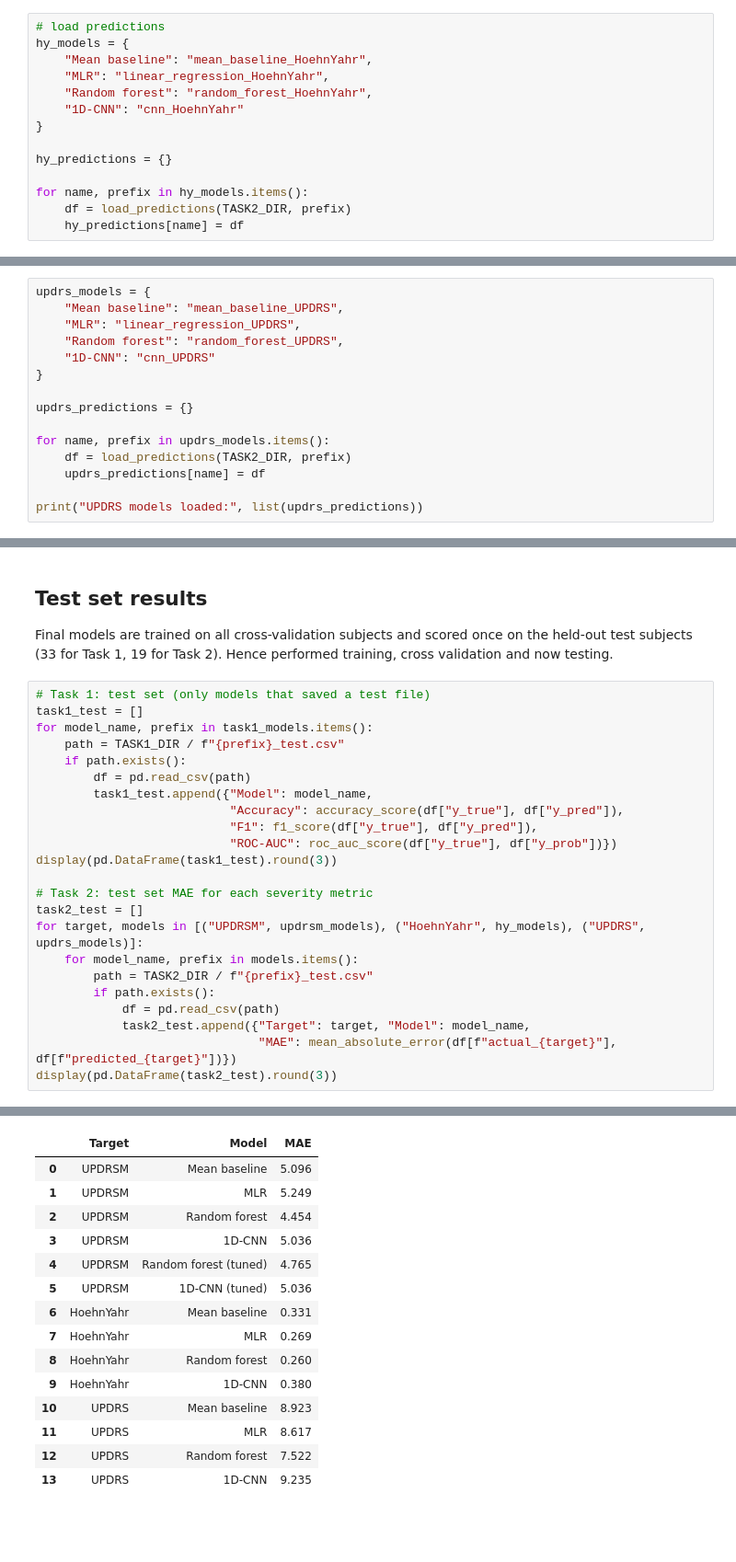
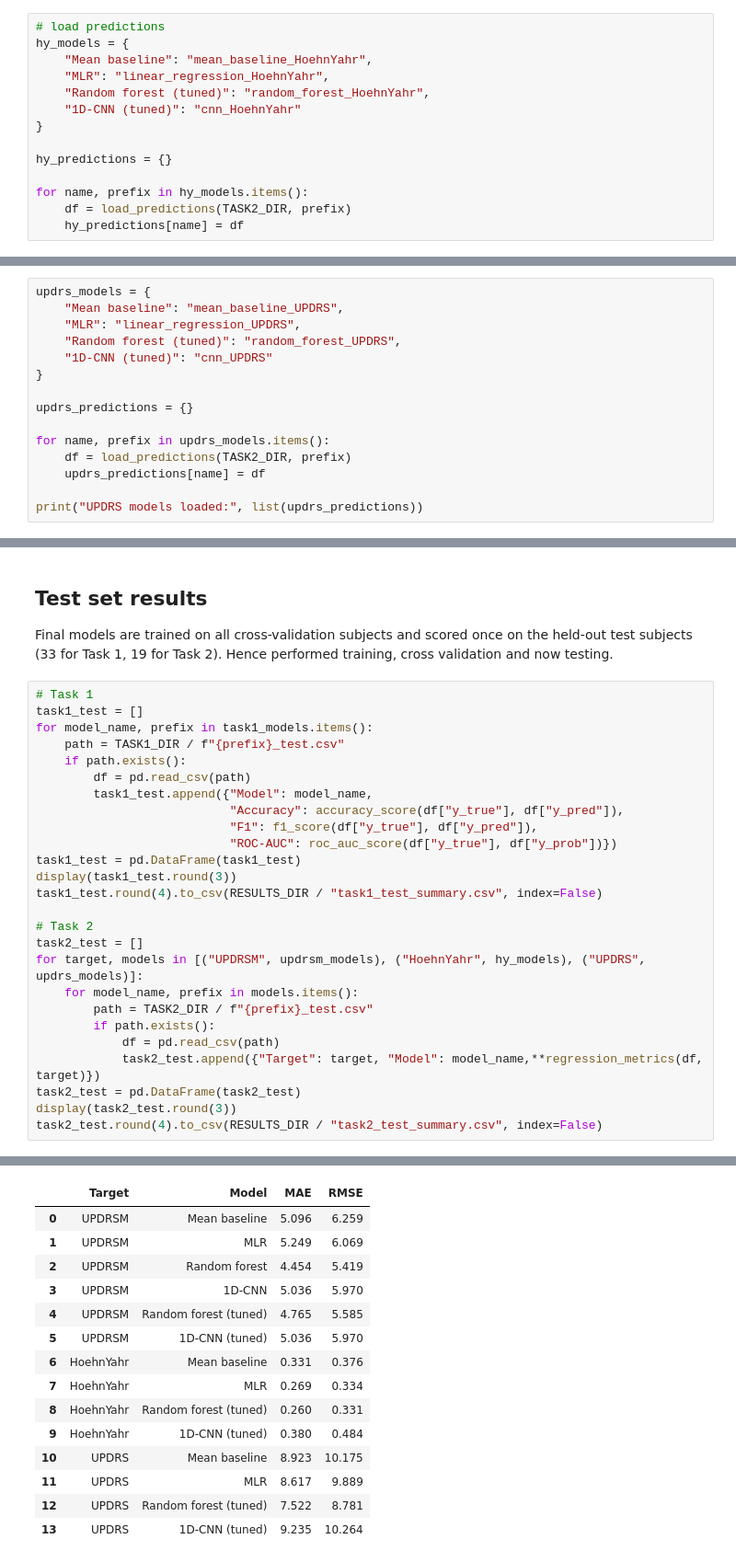
Before and after one commit to yenfay/it1244-project, a Jupyter notebook: notebooks/results.ipynb, the cells around one changed output, grey strips where cells are left out. Shown at 92% size. Saved outputs shown, nothing was run; the diff lists cells and outputs as text; blank space fills up the shorter version.

Commit message:
fix results

```diff
--- a/notebooks/results.ipynb
+++ b/notebooks/results.ipynb
@@ -294,8 +294,8 @@ display(updrsm_severity.round(2))
 hy_models = {
     "Mean baseline": "mean_baseline_HoehnYahr",
     "MLR": "linear_regression_HoehnYahr",
-    "Random forest": "random_forest_HoehnYahr",
-    "1D-CNN": "cnn_HoehnYahr"
+    "Random forest (tuned)": "random_forest_HoehnYahr",
+    "1D-CNN (tuned)": "cnn_HoehnYahr"
 }
 
 hy_predictions = {}
@@ -372,8 +372,8 @@ display(pd.DataFrame(hy_stage_results).round(2))
 updrs_models = {
     "Mean baseline": "mean_baseline_UPDRS",
     "MLR": "linear_regression_UPDRS",
-    "Random forest": "random_forest_UPDRS",
-    "1D-CNN": "cnn_UPDRS"
+    "Random forest (tuned)": "random_forest_UPDRS",
+    "1D-CNN (tuned)": "cnn_UPDRS"
 }
 
 updrs_predictions = {}
@@ -467,7 +467,7 @@ comparison.to_csv(
 ## Test set results
 Final models are trained on all cross-validation subjects and scored once on the held-out test subjects (33 for Task 1, 19 for Task 2). Hence performed training, cross validation and now testing.
 # %%
-# Task 1: test set (only models that saved a test file)
+# Task 1
 task1_test = []
 for model_name, prefix in task1_models.items():
     path = TASK1_DIR / f"{prefix}_test.csv"
@@ -477,18 +477,21 @@ for model_name, prefix in task1_models.items():
                            "Accuracy": accuracy_score(df["y_true"], df["y_pred"]),
                            "F1": f1_score(df["y_true"], df["y_pred"]),
                            "ROC-AUC": roc_auc_score(df["y_true"], df["y_prob"])})
-display(pd.DataFrame(task1_test).round(3))
+task1_test = pd.DataFrame(task1_test)
+display(task1_test.round(3))
+task1_test.round(4).to_csv(RESULTS_DIR / "task1_test_summary.csv", index=False)
 
-# Task 2: test set MAE for each severity metric
+# Task 2
 task2_test = []
 for target, models in [("UPDRSM", updrsm_models), ("HoehnYahr", hy_models), ("UPDRS", updrs_models)]:
     for model_name, prefix in models.items():
         path = TASK2_DIR / f"{prefix}_test.csv"
         if path.exists():
             df = pd.read_csv(path)
-            task2_test.append({"Target": target, "Model": model_name,
-                               "MAE": mean_absolute_error(df[f"actual_{target}"], df[f"predicted_{target}"])})
-display(pd.DataFrame(task2_test).round(3))
+            task2_test.append({"Target": target, "Model": model_name,**regression_metrics(df, target)})
+task2_test = pd.DataFrame(task2_test)
+display(task2_test.round(3))
+task2_test.round(4).to_csv(RESULTS_DIR / "task2_test_summary.csv", index=False)
 # %% [output]
 |  | Model | Accuracy | F1 | ROC-AUC |
 | 0 | Majority baseline | 0.576 | 0.731 | 0.500 |
@@ -500,15 +504,15 @@ display(pd.DataFrame(task2_test).round(3))
-|  | Target | Model | MAE |
-| 0 | UPDRSM | Mean baseline | 5.096 |
-| 1 | UPDRSM | MLR | 5.249 |
-| 2 | UPDRSM | Random forest | 4.454 |
-| 3 | UPDRSM | 1D-CNN | 5.036 |
-| 4 | UPDRSM | Random forest (tuned) | 4.765 |
-| 5 | UPDRSM | 1D-CNN (tuned) | 5.036 |
-| 6 | HoehnYahr | Mean baseline | 0.331 |
-| 7 | HoehnYahr | MLR | 0.269 |
-| 8 | HoehnYahr | Random forest | 0.260 |
-| 9 | HoehnYahr | 1D-CNN | 0.380 |
-| 10 | UPDRS | Mean baseline | 8.923 |
-| 11 | UPDRS | MLR | 8.617 |
-| 12 | UPDRS | Random forest | 7.522 |
-| 13 | UPDRS | 1D-CNN | 9.235 |
+|  | Target | Model | MAE | RMSE |
+| 0 | UPDRSM | Mean baseline | 5.096 | 6.259 |
+| 1 | UPDRSM | MLR | 5.249 | 6.069 |
+| 2 | UPDRSM | Random forest | 4.454 | 5.419 |
+| 3 | UPDRSM | 1D-CNN | 5.036 | 5.970 |
+| 4 | UPDRSM | Random forest (tuned) | 4.765 | 5.585 |
+| 5 | UPDRSM | 1D-CNN (tuned) | 5.036 | 5.970 |
+| 6 | HoehnYahr | Mean baseline | 0.331 | 0.376 |
+| 7 | HoehnYahr | MLR | 0.269 | 0.334 |
+| 8 | HoehnYahr | Random forest (tuned) | 0.260 | 0.331 |
+| 9 | HoehnYahr | 1D-CNN (tuned) | 0.380 | 0.484 |
+| 10 | UPDRS | Mean baseline | 8.923 | 10.175 |
+| 11 | UPDRS | MLR | 8.617 | 9.889 |
+| 12 | UPDRS | Random forest (tuned) | 7.522 | 8.781 |
+| 13 | UPDRS | 1D-CNN (tuned) | 9.235 | 10.264 |
```
Also changed, not shown: parts of 9 cells of this notebook, 58 other files.
